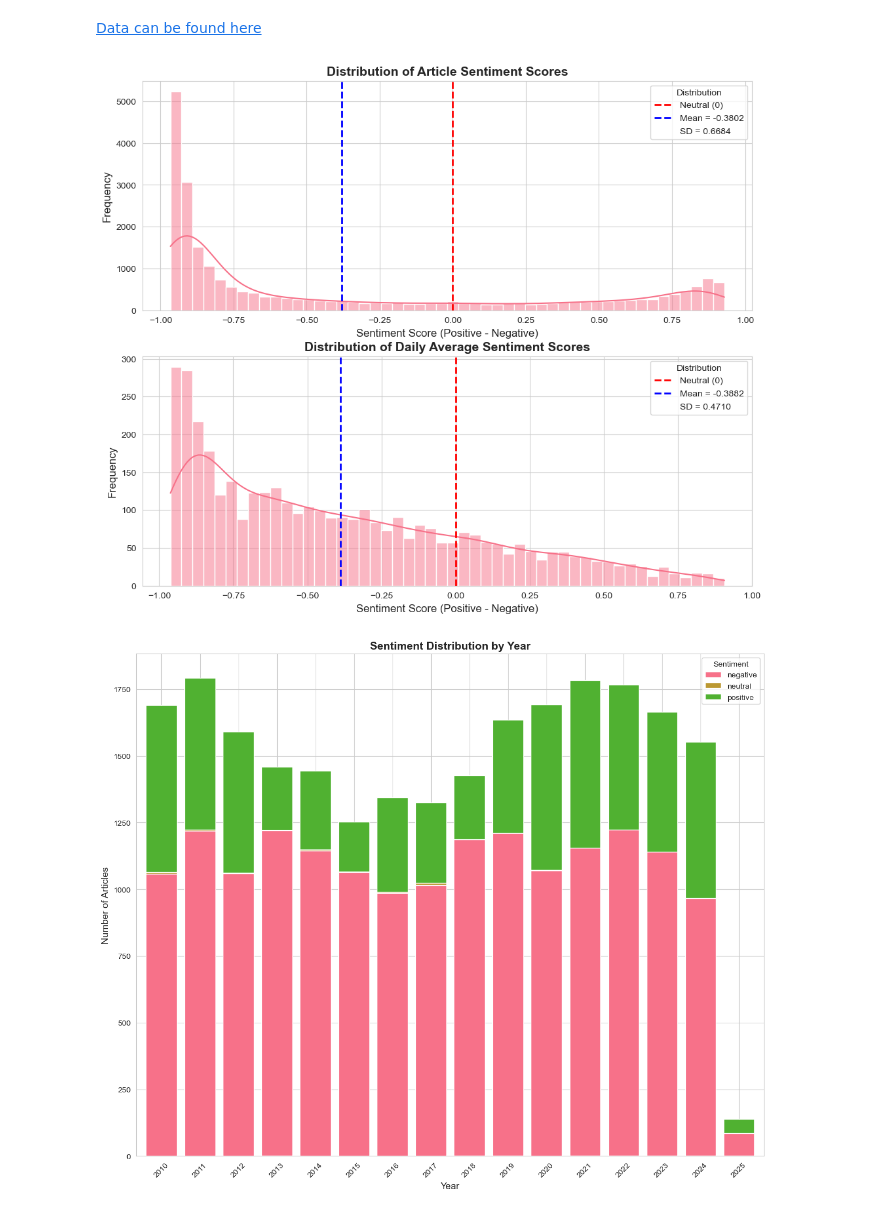
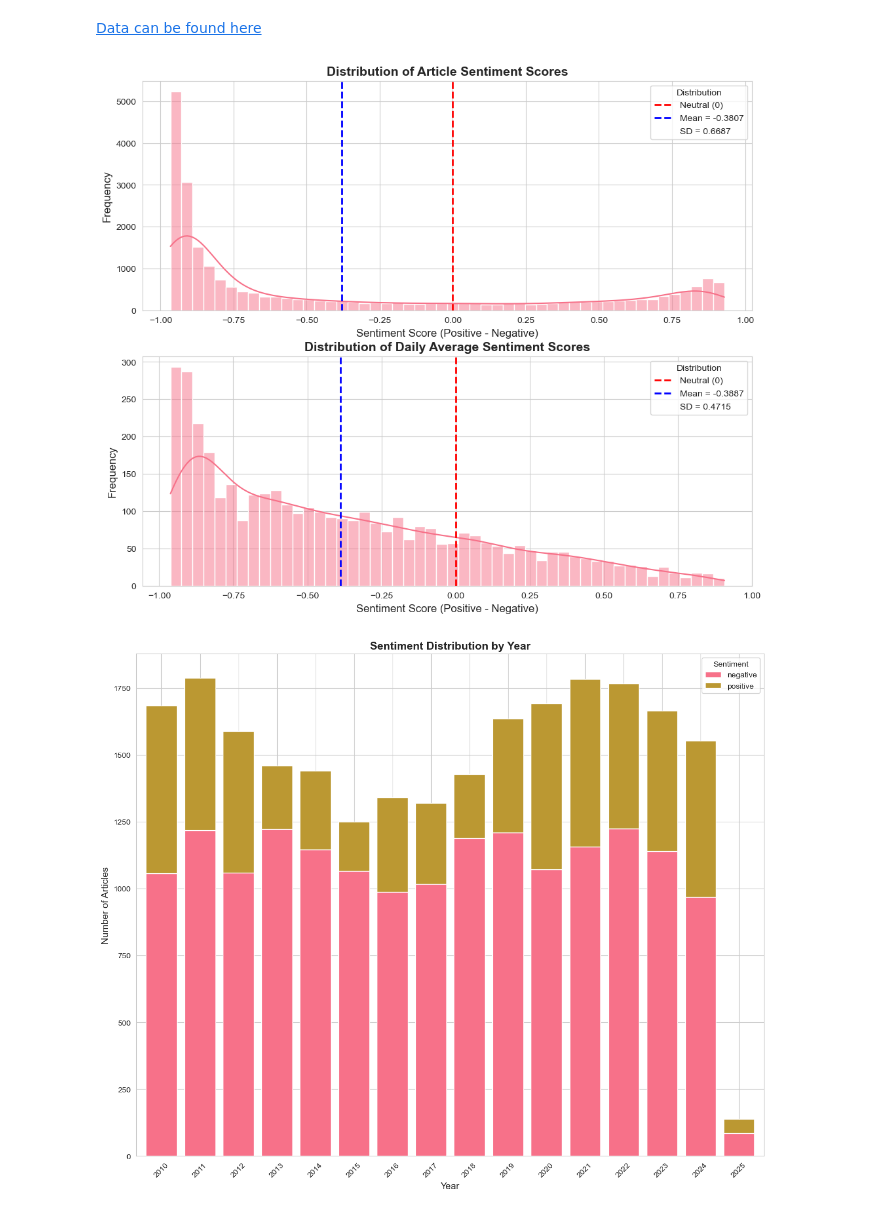
Before and after one commit to Gr00vin/SeniorDesign, a Jupyter notebook: sentiment/FinBERT.ipynb, the cells around one changed output. Drawn from its saved outputs; the diff is of its cells as text; code cells hidden in the pictures.

Commit message:
Fixed neutral error

```diff
--- a/sentiment/FinBERT.ipynb
+++ b/sentiment/FinBERT.ipynb
@@ -140,11 +140,13 @@ All years processed and saved to data_gold_finbert_complete.csv
 # %%
 # get the daily average sentiment scores
 df = pd.read_csv("sentiment_data_cleaned/data_gold_finbert_complete.csv")
+df = df[df['sentiment'] != 'neutral']
 df['first_created'] = pd.to_datetime(df['first_created'], format='ISO8601', utc=True)
 daily_sentiment = df.groupby(df['first_created'].dt.date)['sent_score'].mean().reset_index()
 daily_sentiment.columns = ['date', 'avg_sent_score']
 # %%
 df_complete = pd.read_csv("sentiment_data_cleaned/data_gold_finbert_complete.csv")
+df_complete = df_complete[df_complete['sentiment'] != 'neutral']
 df_complete['first_created'] = pd.to_datetime(df_complete['first_created'], format='ISO8601', utc=True)
 
 # Set style for better-looking plots
@@ -173,31 +175,31 @@ ax1.set_ylabel('Frequency', fontsize=12)
 # Create custom legend with mean and SD
 ax1.legend(title=f'Distribution', loc='upper right', fontsize=10)
 
 # 2. Distribution of Average Daily Sentiment Scores
 sns.histplot(data=daily_sentiment, x='avg_sent_score', bins=50, kde=True, ax=ax2)
 ax2.axvline(x=0, color='red', linestyle='--', linewidth=2, label='Neutral (0)')
 ax2.axvline(x=mean_score_daily, color='blue', linestyle='--', linewidth=2, label=f'Mean = {mean_score_daily:.4f}')
 ax2.axvline(x=std_score_daily, ymin=0, ymax=0, color='white', linestyle='--', linewidth=2, label=f'SD = {std_score_daily:.4f}')
 ax2.set_title('Distribution of Daily Average Sentiment Scores', fontsize=14, fontweight='bold')
 ax2.set_xlabel('Sentiment Score (Positive - Negative)', fontsize=12)
 ax2.set_ylabel('Frequency', fontsize=12)
 # Create custom legend with mean and SD
 ax2.legend(title=f'Distribution', loc='upper right', fontsize=10)
 
 fig, (ax4) = plt.subplots(1, 1, figsize=(12, 10))
 
 # 3. Sentiment over Time (by Year)
 sentiment_by_year = df_complete.groupby(['year', 'sentiment']).size().unstack(fill_value=0)
 sentiment_by_year.plot(kind='bar', stacked=True, ax=ax4, width=0.8)
 ax4.set_title('Sentiment Distribution by Year', fontsize=14, fontweight='bold')
 ax4.set_xlabel('Year', fontsize=12)
 ax4.set_ylabel('Number of Articles', fontsize=12)
 ax4.legend(title='Sentiment', loc='upper right')
 ax4.tick_params(axis='x', rotation=45)
 
 plt.tight_layout()
 plt.savefig('sentiment_clean_visualizations.png', dpi=400, bbox_inches='tight')
 plt.show()
 # %% [output]
 [figure]
-[figure, old version]
+[figure, new version]
```
